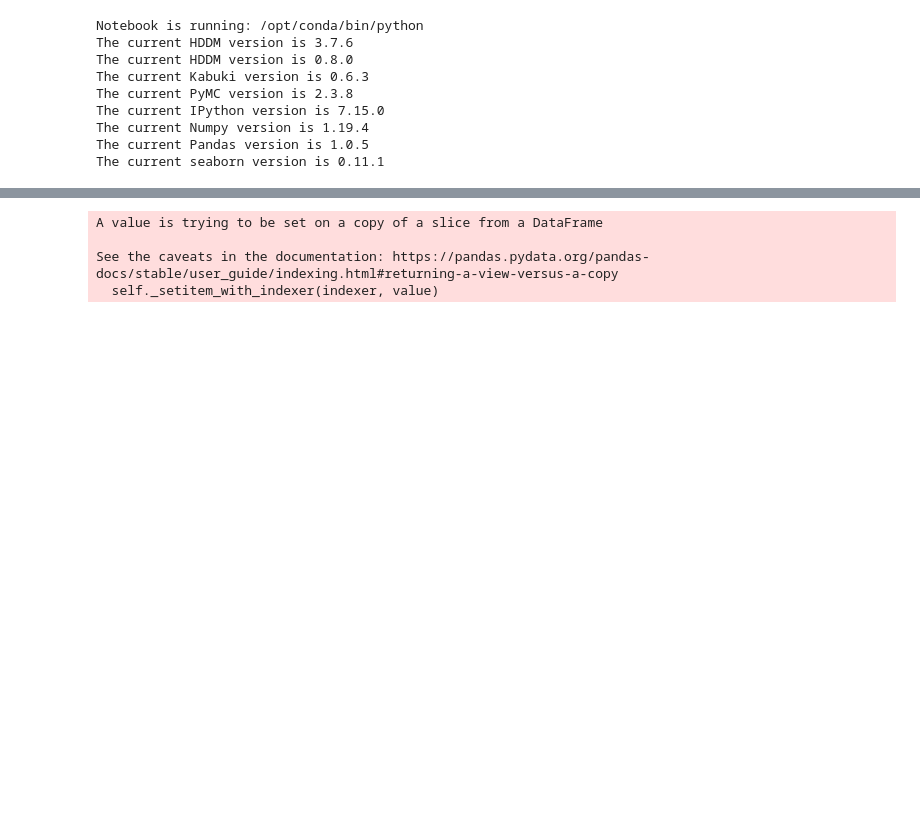
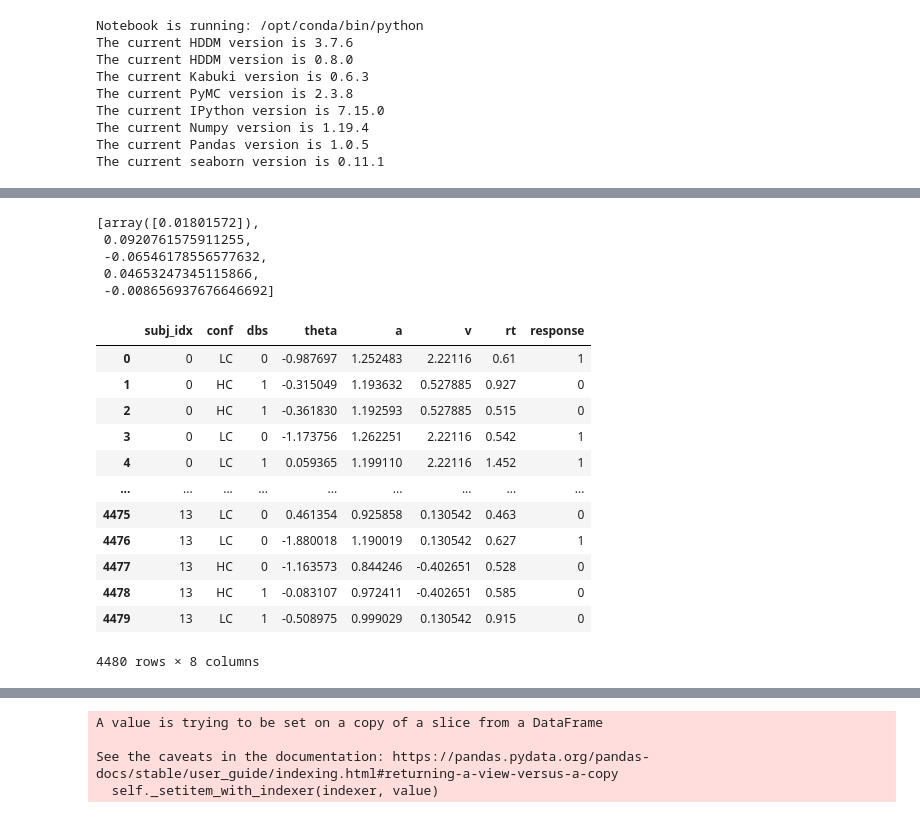
Before and after one commit to hcp4715/dockerHDDM_Guide, a Jupyter notebook: temp/HDDM_Primer_SM_Params_Recov.ipynb, the cells around one changed output, grey strips where cells are left out. Saved outputs shown, nothing was run; the diff lists cells and outputs as text; code cells hidden in the pictures; blank space fills up the shorter version.

```diff
--- a/temp/HDDM_Primer_SM_Params_Recov.ipynb
+++ b/temp/HDDM_Primer_SM_Params_Recov.ipynb
@@ -107,0 +455,24 @@ p_outliers = .05
+# %%
+coef_tmp
+# %% [output]
+[array([0.01801572]),
+ 0.0920761575911255,
+ -0.06546178556577632,
+ 0.04653247345115866,
+ -0.008656937676646692]
+# %%
+sim_df_m7
+# %% [output]
+|  | subj_idx | conf | dbs | theta | a | v | rt | response |
+| 0 | 0 | LC | 0 | -0.987697 | 1.252483 | 2.22116 | 0.61 | 1 |
+| 1 | 0 | HC | 1 | -0.315049 | 1.193632 | 0.527885 | 0.927 | 0 |
+| 2 | 0 | HC | 1 | -0.361830 | 1.192593 | 0.527885 | 0.515 | 0 |
+| 3 | 0 | LC | 0 | -1.173756 | 1.262251 | 2.22116 | 0.542 | 1 |
+| 4 | 0 | LC | 1 | 0.059365 | 1.199110 | 2.22116 | 1.452 | 1 |
+| ... | ... | ... | ... | ... | ... | ... | ... | ... |
+| 4475 | 13 | LC | 0 | 0.461354 | 0.925858 | 0.130542 | 0.463 | 0 |
+| 4476 | 13 | LC | 0 | -1.880018 | 1.190019 | 0.130542 | 0.627 | 1 |
+| 4477 | 13 | HC | 0 | -1.163573 | 0.844246 | -0.402651 | 0.528 | 0 |
+| 4478 | 13 | HC | 1 | -0.083107 | 0.972411 | -0.402651 | 0.585 | 0 |
+| 4479 | 13 | LC | 1 | -0.508975 | 0.999029 | 0.130542 | 0.915 | 0 |
+4480 rows × 8 columns
```
Also changed, not shown: parts of 24 cells of this notebook.
